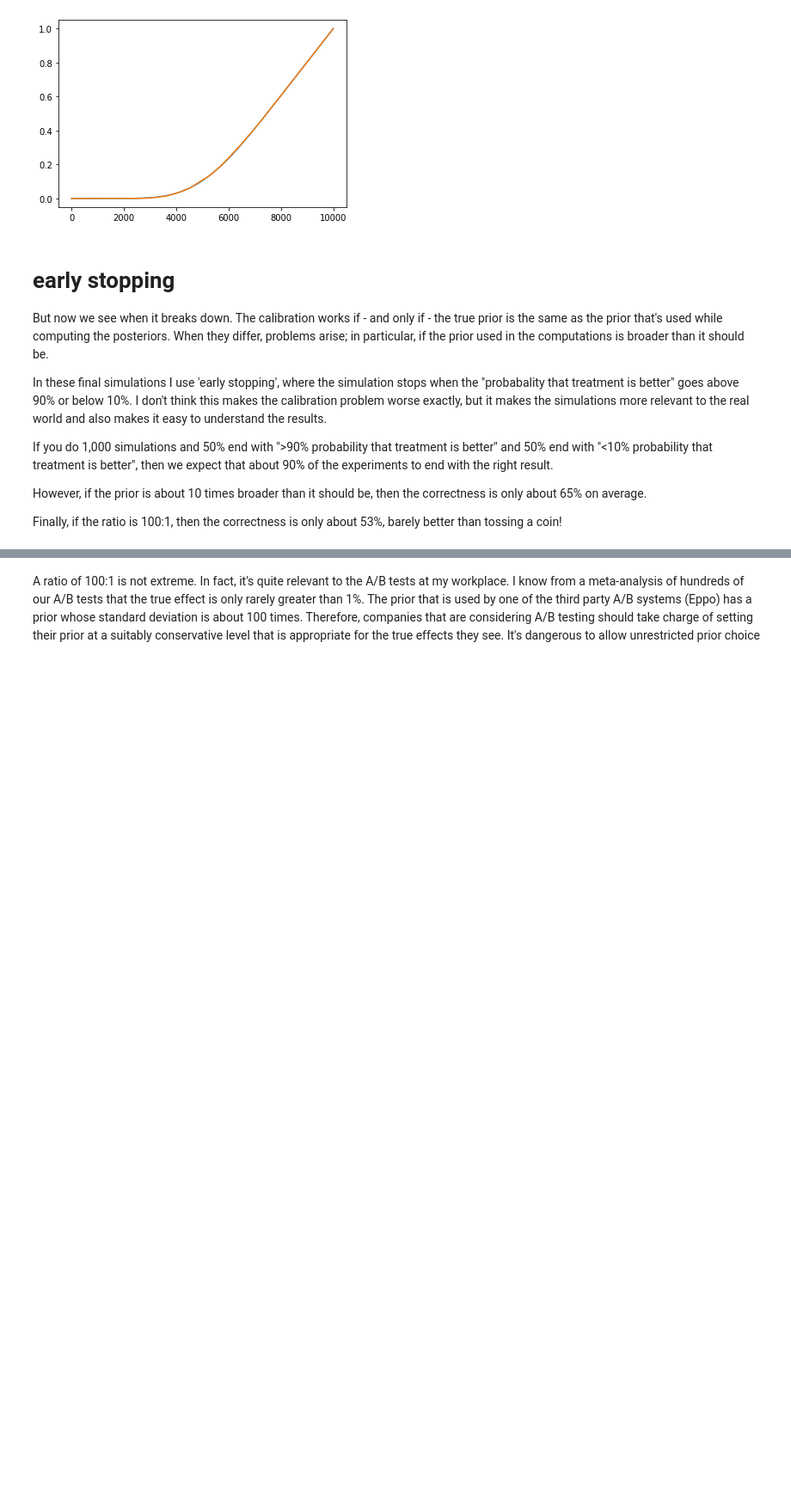
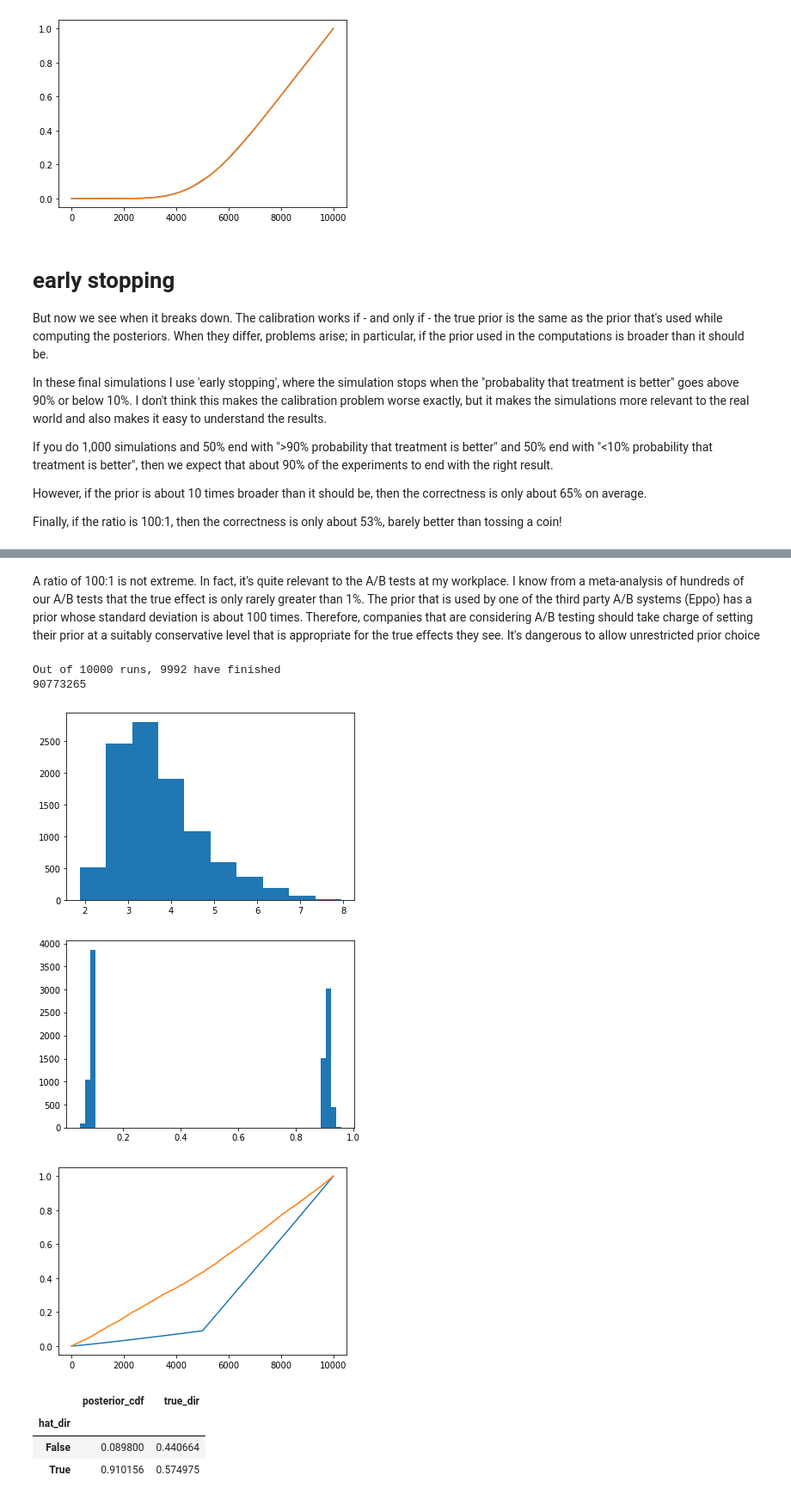
Before and after one commit to aaronmcdaid/aaronmcdaid.github.io, a Jupyter notebook: notebooks/When Bayesian AB testing breaks down.ipynb, the cells around one changed output, grey strips where cells are left out. Shown: that part at 86% size. Saved outputs shown, nothing was run; the diff lists cells and outputs as text; code cells hidden in the pictures; blank space fills up the shorter version.

Commit message:
Update this notebook, related to ongoing Eppo discussions

```diff
--- a/notebooks/When Bayesian AB testing breaks down.ipynb
+++ b/notebooks/When Bayesian AB testing breaks down.ipynb
@@ -211,3 +211,52 @@ Wall time: 18.1 s
-# %% [markdown]
-A ratio of 100:1 is not extreme. In fact, it's quite relevant to the A/B tests at my workplace.
-I know from a meta-analysis of hundreds of our A/B tests that the true effect is only rarely greater than 1%. The prior that is used by one of the third party A/B systems (Eppo) has a prior whose standard deviation is about 100 times. Therefore, companies that are considering A/B testing should take charge of setting their prior at a suitably conservative level that is appropriate for the true effects they see. It's dangerous to allow unrestricted prior choice
+# %% [markdown]
+A ratio of 100:1 is not extreme. In fact, it's quite relevant to the A/B tests at my workplace.
+I know from a meta-analysis of hundreds of our A/B tests that the true effect is only rarely greater than 1%. The prior that is used by one of the third party A/B systems (Eppo) has a prior whose standard deviation is about 100 times. Therefore, companies that are considering A/B testing should take charge of setting their prior at a suitably conservative level that is appropriate for the true effects they see. It's dangerous to allow unrestricted prior choice
+# %%
+%%time
+true_std, used_std = 0.001, 0.040
+M = 10000
+_ = (
+    compute_posteriors(used_std ** 2,
+                       M, 1e1, 1e8, 1000,
+                       norm(scale=true_std),
+                      )
+    .eval('true_dir = theta > 0')
+    .query('posterior_cdf < 0.10 or posterior_cdf > 0.90')
+    # The the first result from each experiment, immediately after the
+    # probability is less than 10% or more than 90%
+    .groupby('exp_id', sort=False).take([0])
+    .sort_values('posterior_cdf')
+)
+print(f"Out of {M} runs, {len(_)} have finished")
+_ = (
+    _
+    [['posterior_cdf', 'true_dir', 'n']]
+    .reset_index(drop=True)
+)
+print(_.n.max())
+
+plt.hist(np.log10(_.n));
+plt.show()
+
+plt.hist(_.posterior_cdf, bins=50);
+plt.show()
+
+plt.plot(_.posterior_cdf.cumsum() / _.posterior_cdf.sum())
+plt.plot(_.true_dir.cumsum() / _.true_dir.sum())
+plt.show()
+
+display(
+    _
+    .eval('hat_dir = posterior_cdf > 0.50')
+    .groupby('hat_dir')[['posterior_cdf', 'true_dir']].mean()
+)
+# %% [output]
+Out of 10000 runs, 9992 have finished
+90773265
+[figure, added]
+[figure, added]
+[figure, added]
+|  | posterior_cdf | true_dir |
+| hat_dir |  |  |
+| False | 0.089800 | 0.440664 |
+| True | 0.910156 | 0.574975 |
```
Also changed, not shown: parts of 9 cells of this notebook.
